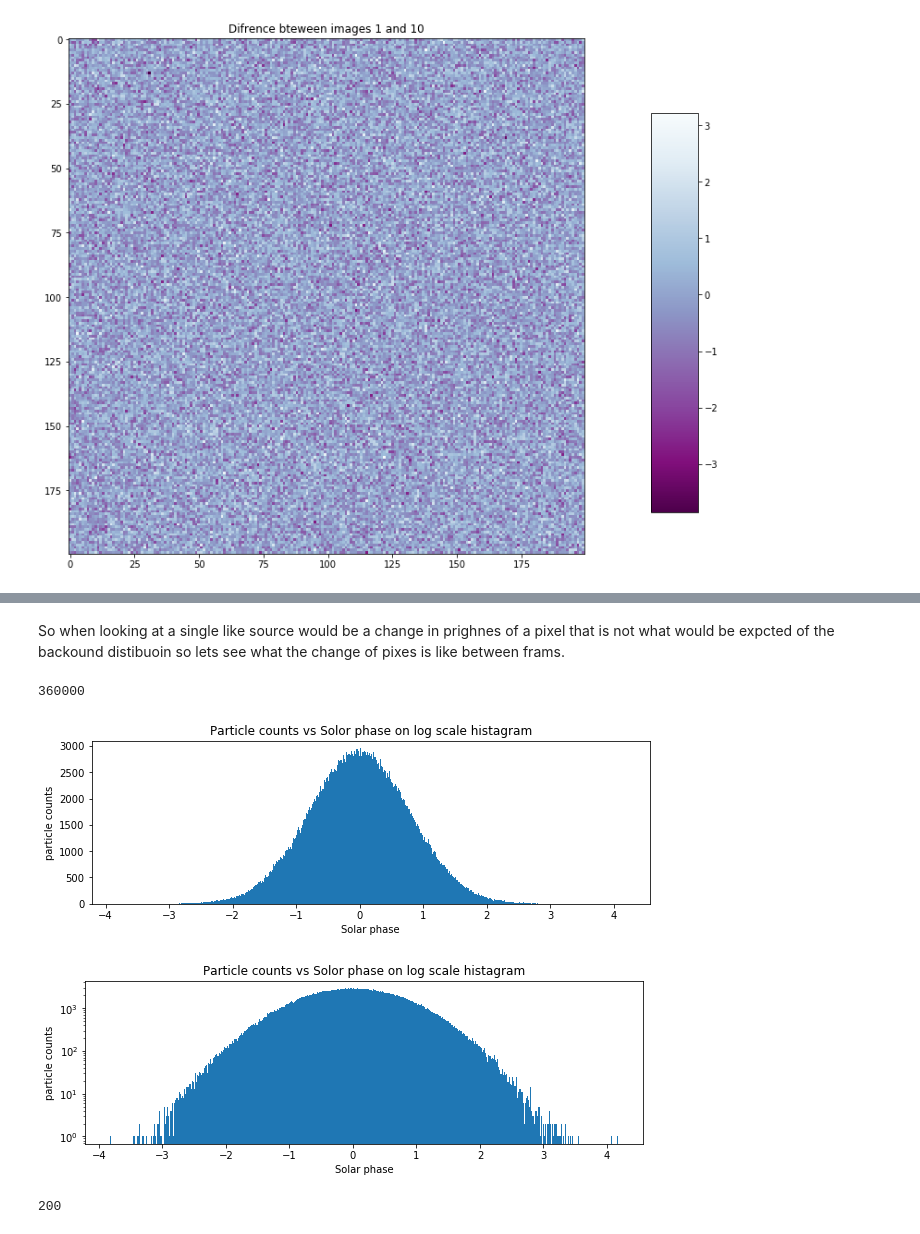
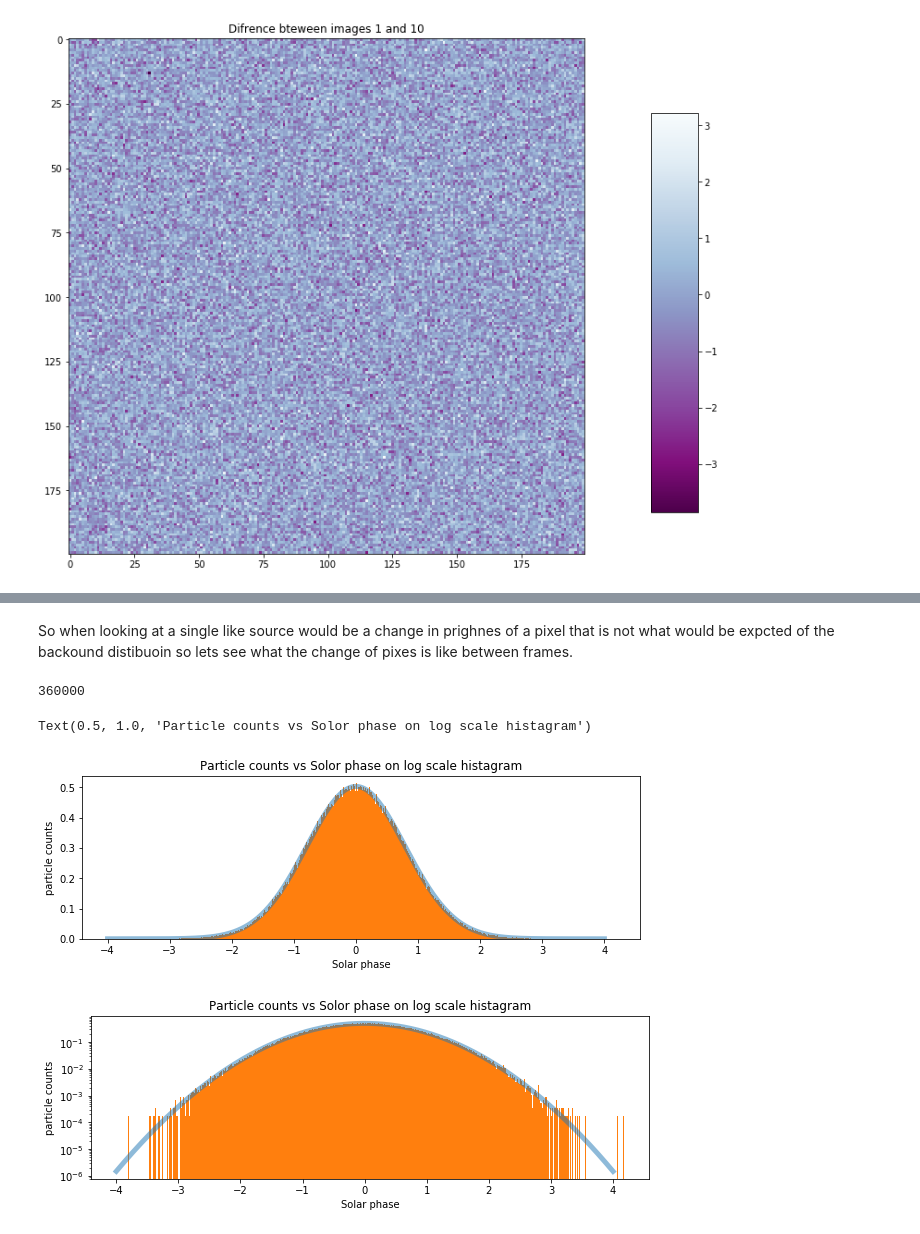
Before and after one commit to GammasBox/phys434Lab, a Jupyter notebook: Lab4.ipynb, the cells around one changed output, grey strips where cells are left out. Drawn from its saved outputs; the diff is of its cells as text; code cells hidden in the pictures.

```diff
--- a/Lab4.ipynb
+++ b/Lab4.ipynb
@@ -444,5 +386,5 @@ plt.colorbar(cax=cax)
 # %% [markdown]
-So when looking at a single like source would be a change in prighnes of a pixel that is not what would be expcted of the backound distibuoin so lets see what the change of pixes is like between frams.
+So when looking at a single like source would be a change in prighnes of a pixel that is not what would be expcted of the backound distibuoin so lets see what the change of pixes is like between frames.
 # %%
 difImage1 = image1-image2
 difImage2 = image2-image3
@@ -487,30 +429,33 @@ len(diffAll )
 # %% [output]
 360000
 # %%
+mean=np.mean(diffAll)
+mu =np.sqrt(np.var(diffAll))
+x = np.linspace(-4,4,1000)
+
+
+fig, ax = plt.subplots(1,1)
 plt.rcParams["figure.figsize"] = (10,3)
 
+ax.plot(x,stats.norm.pdf(x,loc=mean,scale = mu), linewidth = 5, alpha = .5)
 
-
-
-
-plt.hist(diffAll, bins=500)
+plt.hist(diffAll, bins=500, density= True)
 plt.xlabel('Solar phase')
 plt.ylabel('particle counts')
 plt.title('Particle counts vs Solor phase on log scale histagram')
 
-#plt.yscale('log')
-plt.show()
-plt.hist(diffAll,bins=500)
+
+fig, ax = plt.subplots(1,1)
+plt.rcParams["figure.figsize"] = (10,3)
+
+ax.plot(x,stats.norm.pdf(x,loc=mean,scale = mu), linewidth = 5, alpha = .5)
+
+plt.hist(diffAll, bins=500, density= True)
+plt.yscale('log')
 plt.xlabel('Solar phase')
 plt.ylabel('particle counts')
 plt.title('Particle counts vs Solor phase on log scale histagram')
-
-plt.yscale('log')
-plt.show()
 # %% [output]
+Text(0.5, 1.0, 'Particle counts vs Solor phase on log scale histagram')
-[figure, old version]
+[figure, new version]
-[figure, old version]
+[figure, new version]
-# %%
-numpy.mean(diffAll)
-# %% [output]
-200
```
Also changed, not shown: parts of 6 cells of this notebook.
